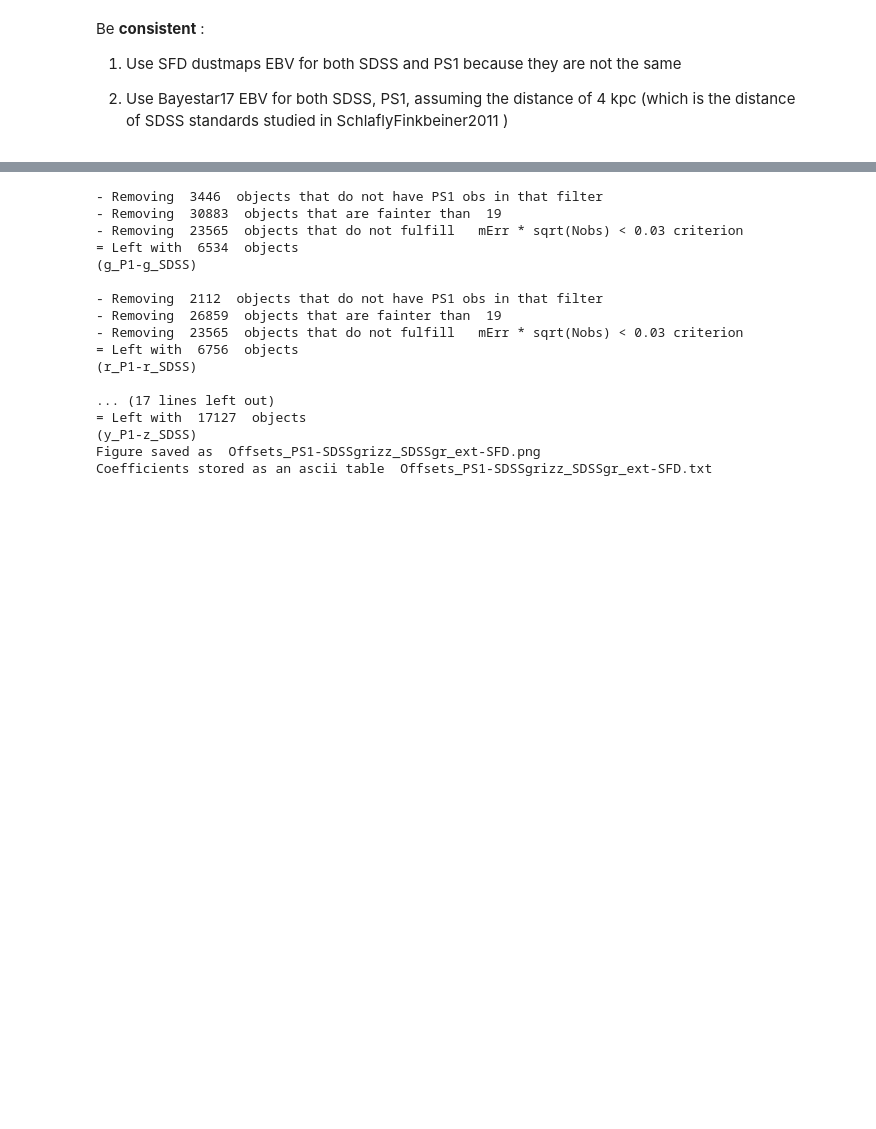
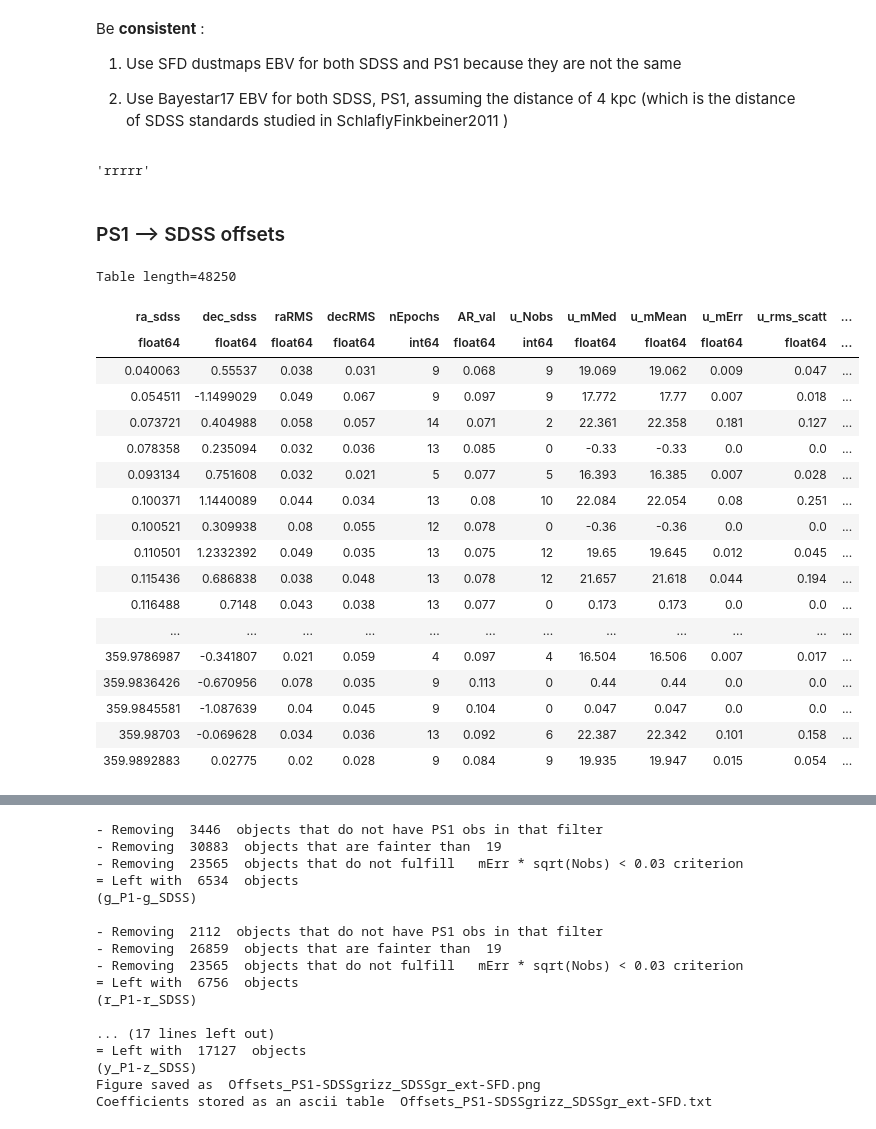
Before and after one commit to suberlak/PS1_SDSS_CRTS, a Jupyter notebook: code/AC_SDSS-PS1_offsets.ipynb, the cells around one changed output, grey strips where cells are left out. Saved outputs shown, nothing was run; the diff lists cells and outputs as text; code cells hidden in the pictures; blank space fills up the shorter version.

```diff
--- a/code/AC_SDSS-PS1_offsets.ipynb
+++ b/code/AC_SDSS-PS1_offsets.ipynb
@@ -230,4 +306,37 @@ Be **consistent** :
    1) Use SFD dustmaps EBV for both SDSS and PS1 because they are not the same
 
    2) Use Bayestar17 EBV for both SDSS, PS1, assuming the distance of 4 kpc (which is the distance of SDSS standards studied in SchlaflyFinkbeiner2011 )
+# %%
+a = 'r'
+m = 5*a
+originfilters = 'grizy'
+
+sdssfilters = len(originfilters) * 'r'
+sdssfilters
+# %% [output]
+'rrrrr'
+# %% [markdown]
+### PS1 --> SDSS offsets
+# %%
+sdss_ps1
+# %% [output]
+Table length=48250
+| ra_sdss | dec_sdss | raRMS | decRMS | nEpochs | AR_val | u_Nobs | u_mMed | u_mMean | u_mErr | u_rms_scatt | ... |
+| float64 | float64 | float64 | float64 | int64 | float64 | int64 | float64 | float64 | float64 | float64 | ... |
+| 0.040063 | 0.55537 | 0.038 | 0.031 | 9 | 0.068 | 9 | 19.069 | 19.062 | 0.009 | 0.047 | ... |
+| 0.054511 | -1.1499029 | 0.049 | 0.067 | 9 | 0.097 | 9 | 17.772 | 17.77 | 0.007 | 0.018 | ... |
+| 0.073721 | 0.404988 | 0.058 | 0.057 | 14 | 0.071 | 2 | 22.361 | 22.358 | 0.181 | 0.127 | ... |
+| 0.078358 | 0.235094 | 0.032 | 0.036 | 13 | 0.085 | 0 | -0.33 | -0.33 | 0.0 | 0.0 | ... |
+| 0.093134 | 0.751608 | 0.032 | 0.021 | 5 | 0.077 | 5 | 16.393 | 16.385 | 0.007 | 0.028 | ... |
+| 0.100371 | 1.1440089 | 0.044 | 0.034 | 13 | 0.08 | 10 | 22.084 | 22.054 | 0.08 | 0.251 | ... |
+| 0.100521 | 0.309938 | 0.08 | 0.055 | 12 | 0.078 | 0 | -0.36 | -0.36 | 0.0 | 0.0 | ... |
+| 0.110501 | 1.2332392 | 0.049 | 0.035 | 13 | 0.075 | 12 | 19.65 | 19.645 | 0.012 | 0.045 | ... |
+| 0.115436 | 0.686838 | 0.038 | 0.048 | 13 | 0.078 | 12 | 21.657 | 21.618 | 0.044 | 0.194 | ... |
+| 0.116488 | 0.7148 | 0.043 | 0.038 | 13 | 0.077 | 0 | 0.173 | 0.173 | 0.0 | 0.0 | ... |
+| ... | ... | ... | ... | ... | ... | ... | ... | ... | ... | ... | ... |
+| 359.9786987 | -0.341807 | 0.021 | 0.059 | 4 | 0.097 | 4 | 16.504 | 16.506 | 0.007 | 0.017 | ... |
+| 359.9836426 | -0.670956 | 0.078 | 0.035 | 9 | 0.113 | 0 | 0.44 | 0.44 | 0.0 | 0.0 | ... |
+| 359.9845581 | -1.087639 | 0.04 | 0.045 | 9 | 0.104 | 0 | 0.047 | 0.047 | 0.0 | 0.0 | ... |
+| 359.98703 | -0.069628 | 0.034 | 0.036 | 13 | 0.092 | 6 | 22.387 | 22.342 | 0.101 | 0.158 | ... |
+| 359.9892883 | 0.02775 | 0.02 | 0.028 | 9 | 0.084 | 9 | 19.935 | 19.947 | 0.015 | 0.054 | ... |
 # %%
```
Also changed, not shown: parts of 21 cells of this notebook, 2 other files.
